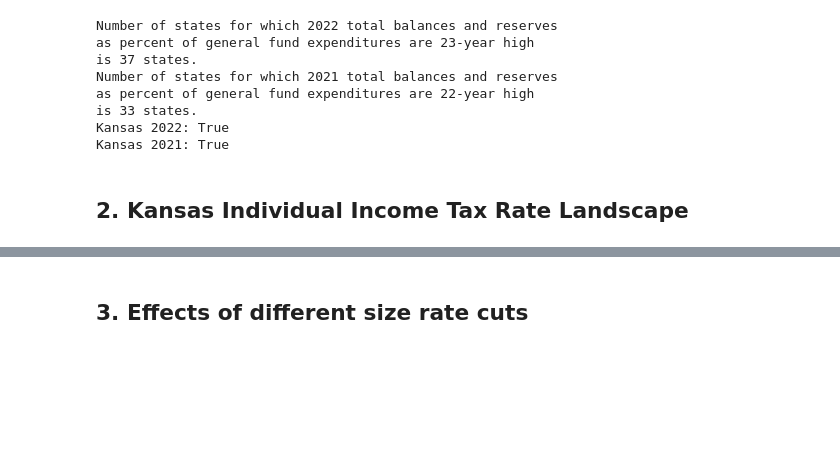
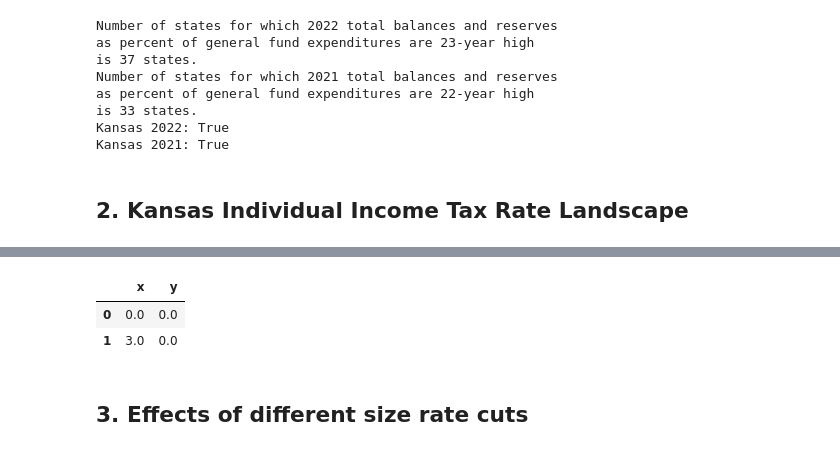
Before and after one commit to TheCGO/KS-FlatTax, a Jupyter notebook: KS_FlatTax.ipynb, the cells around one changed output, grey strips where cells are left out. Drawn from its saved outputs; the diff is of its cells as text; code cells hidden in the pictures; blank space fills up the shorter version.

```diff
--- a/KS_FlatTax.ipynb
+++ b/KS_FlatTax.ipynb
@@ -1477,3 +1608,9 @@ In this section, we need to make a new version of Figures 4 and 5.
+# %%
+cds_junk = ColumnDataSource(pd.DataFrame(np.array([[0.0, 0.0], [3.0, 0.0]]), columns=['x', 'y']))
+# %% [output]
+|  | x | y |
+| 0 | 0.0 | 0.0 |
+| 1 | 3.0 | 0.0 |
 # %% [markdown]
 ## 3. Effects of different size rate cuts
 # %% [markdown]
```
Also changed, not shown: parts of 6 cells of this notebook, 2 other files.
